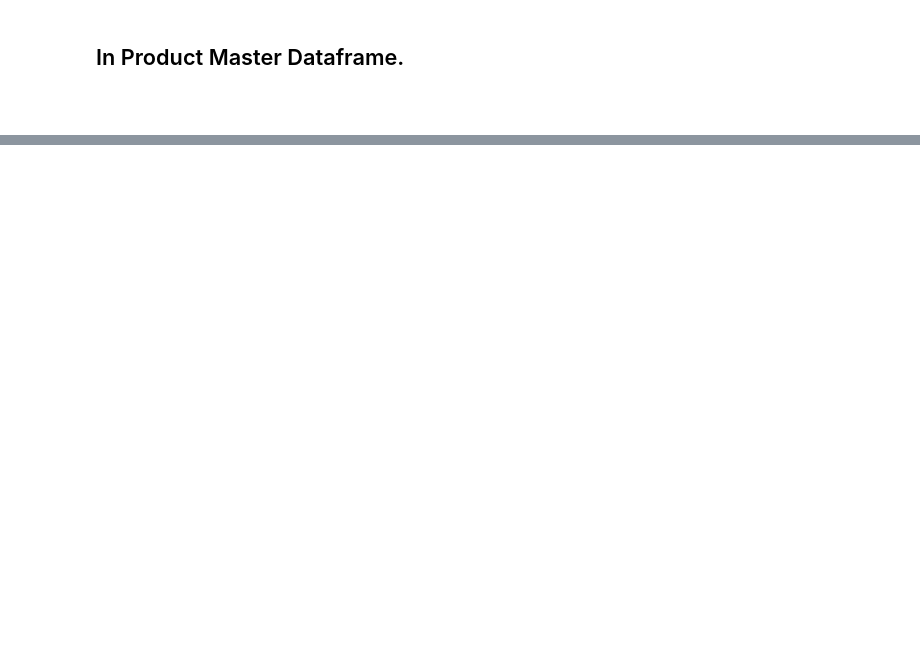
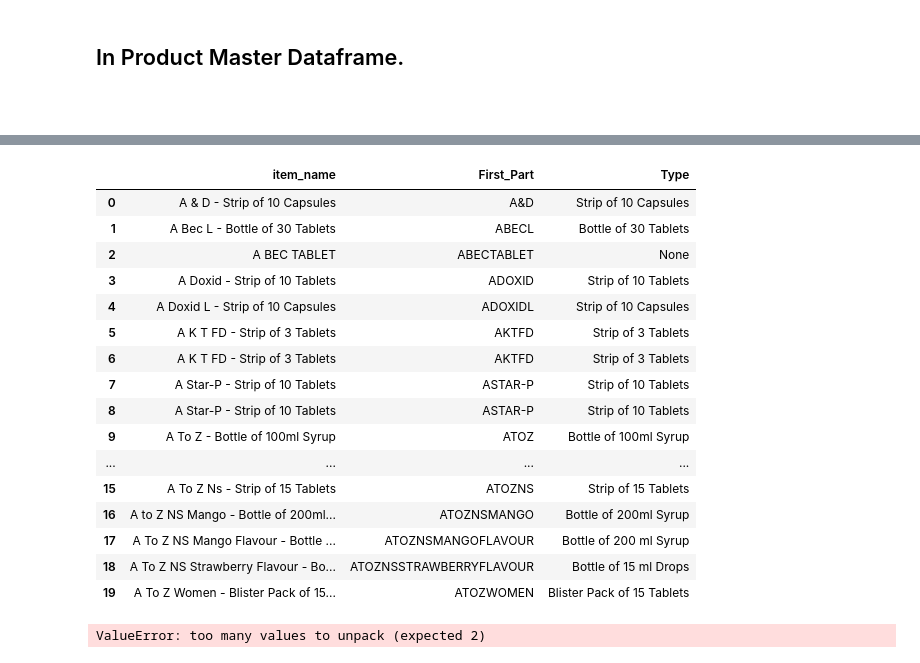
Before and after one commit to lBRAHIM8323/Project, a Jupyter notebook: A.ipynb, the cells around one changed output, grey strips where cells are left out. Cells and saved outputs as stored; diff of their text form; code cells hidden in the pictures; blank space fills up the shorter version.

```diff
--- a/A.ipynb
+++ b/A.ipynb
@@ -126,0 +137,30 @@ AZTOR20 & AZTOR20 Are similar
+# %%
+df.head(20)
+# %% [output]
+|  | item_name | First_Part | Type |
+| 0 | A & D - Strip of 10 Capsules | A&D | Strip of 10 Capsules |
+| 1 | A Bec L - Bottle of 30 Tablets | ABECL | Bottle of 30 Tablets |
+| 2 | A BEC TABLET | ABECTABLET | None |
+| 3 | A Doxid - Strip of 10 Tablets | ADOXID | Strip of 10 Tablets |
+| 4 | A Doxid L - Strip of 10 Capsules | ADOXIDL | Strip of 10 Capsules |
+| 5 | A K T FD - Strip of 3 Tablets | AKTFD | Strip of 3 Tablets |
+| 6 | A K T FD - Strip of 3 Tablets | AKTFD | Strip of 3 Tablets |
+| 7 | A Star-P - Strip of 10 Tablets | ASTAR-P | Strip of 10 Tablets |
+| 8 | A Star-P - Strip of 10 Tablets | ASTAR-P | Strip of 10 Tablets |
+| 9 | A To Z - Bottle of 100ml Syrup | ATOZ | Bottle of 100ml Syrup |
+| ... | ... | ... | ... |
+| 15 | A To Z Ns - Strip of 15 Tablets | ATOZNS | Strip of 15 Tablets |
+| 16 | A to Z NS Mango - Bottle of 200ml... | ATOZNSMANGO | Bottle of 200ml Syrup |
+| 17 | A To Z NS Mango Flavour - Bottle ... | ATOZNSMANGOFLAVOUR | Bottle of 200 ml Syrup |
+| 18 | A To Z NS Strawberry Flavour - Bo... | ATOZNSSTRAWBERRYFLAVOUR | Bottle of 15 ml Drops |
+| 19 | A To Z Women - Blister Pack of 15... | ATOZWOMEN | Blister Pack of 15 Tablets |
+# %%
+index_1 = []
+# index_2 = []
+for index_1, x in (df["First_Part"]):
+    for y in df_2["First_part"]:
+        similarity_score = fuzz.ratio(x, y)
+        if similarity_score >= 90:
+            index_1.append(index_1)
+# %% [output]
+ValueError: too many values to unpack (expected 2)
```
Also changed, not shown: parts of 17 cells of this notebook, 1 other file.
